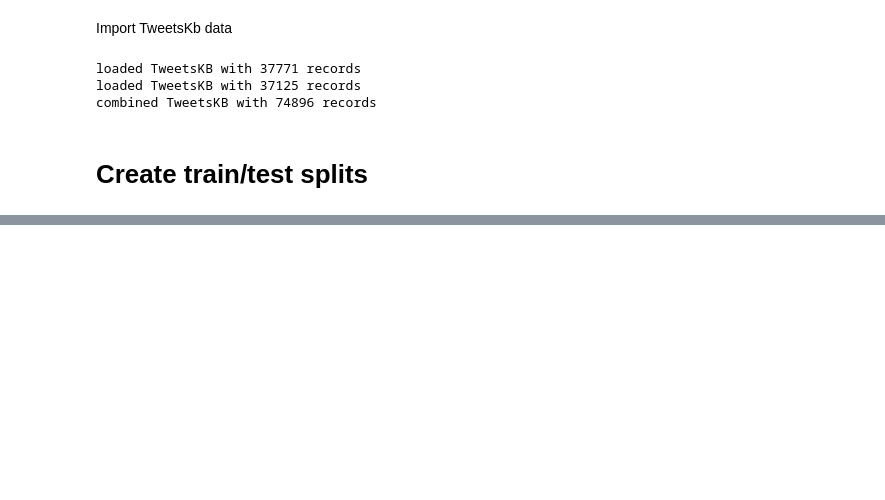
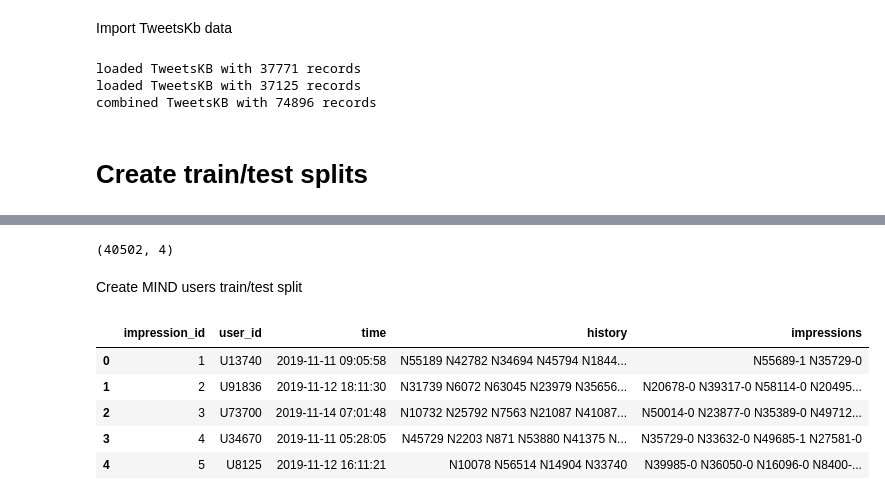
Before and after one commit to rayyyd/news_reccomender, a Jupyter notebook: ray/recommender.ipynb, the cells around one changed output, grey strips where cells are left out. Cells and saved outputs as stored; diff of their text form; code cells hidden in the pictures; blank space fills up the shorter version.

```diff
--- a/ray/recommender.ipynb
+++ b/ray/recommender.ipynb
@@ -438,0 +453,17 @@ dbpedia_uris = dbpedia_uris_loaded
+# %%
+# pick a user ID
+target_uid = "U91836	"
+
+# slice the behaviour log to that user only
+user_df = (MIND_behaviour_df
+           [MIND_behaviour_df["user_id"] == target_uid]
+           .copy()                       # optional: keep original df untouched
+           .assign(time=pd.to_datetime(MIND_behaviour_df.loc[
+                       MIND_behaviour_df["user_id"] == target_uid, "time"]))  # parse time
+           .sort_values("time")          # chronological order
+           .reset_index(drop=True))
+pd.set_option('display.max_columns', None)    # show all columns
+pd.set_option('display.max_rows',    None)    # show all rows
+pd.set_option('display.max_colwidth', None)   # show full text in each cell
+pd.set_option('display.width', None)
+print(user_df)
@@ -519,0 +572,15 @@ len(tweetsKB_train), len(tweetsKB_test)
+# %%
+tweetsKB_train.shape
+# %% [output]
+(40502, 4)
+# %% [markdown]
+Create MIND users train/test split
+# %%
+MIND_behaviour_df.head()
+# %% [output]
+|  | impression_id | user_id | time | history | impressions |
+| 0 | 1 | U13740 | 2019-11-11 09:05:58 | N55189 N42782 N34694 N45794 N1844... | N55689-1 N35729-0 |
+| 1 | 2 | U91836 | 2019-11-12 18:11:30 | N31739 N6072 N63045 N23979 N35656... | N20678-0 N39317-0 N58114-0 N20495... |
+| 2 | 3 | U73700 | 2019-11-14 07:01:48 | N10732 N25792 N7563 N21087 N41087... | N50014-0 N23877-0 N35389-0 N49712... |
+| 3 | 4 | U34670 | 2019-11-11 05:28:05 | N45729 N2203 N871 N53880 N41375 N... | N35729-0 N33632-0 N49685-1 N27581-0 |
+| 4 | 5 | U8125 | 2019-11-12 16:11:21 | N10078 N56514 N14904 N33740 | N39985-0 N36050-0 N16096-0 N8400-... |
```
Also changed, not shown: parts of 29 cells of this notebook, 5 other files.
